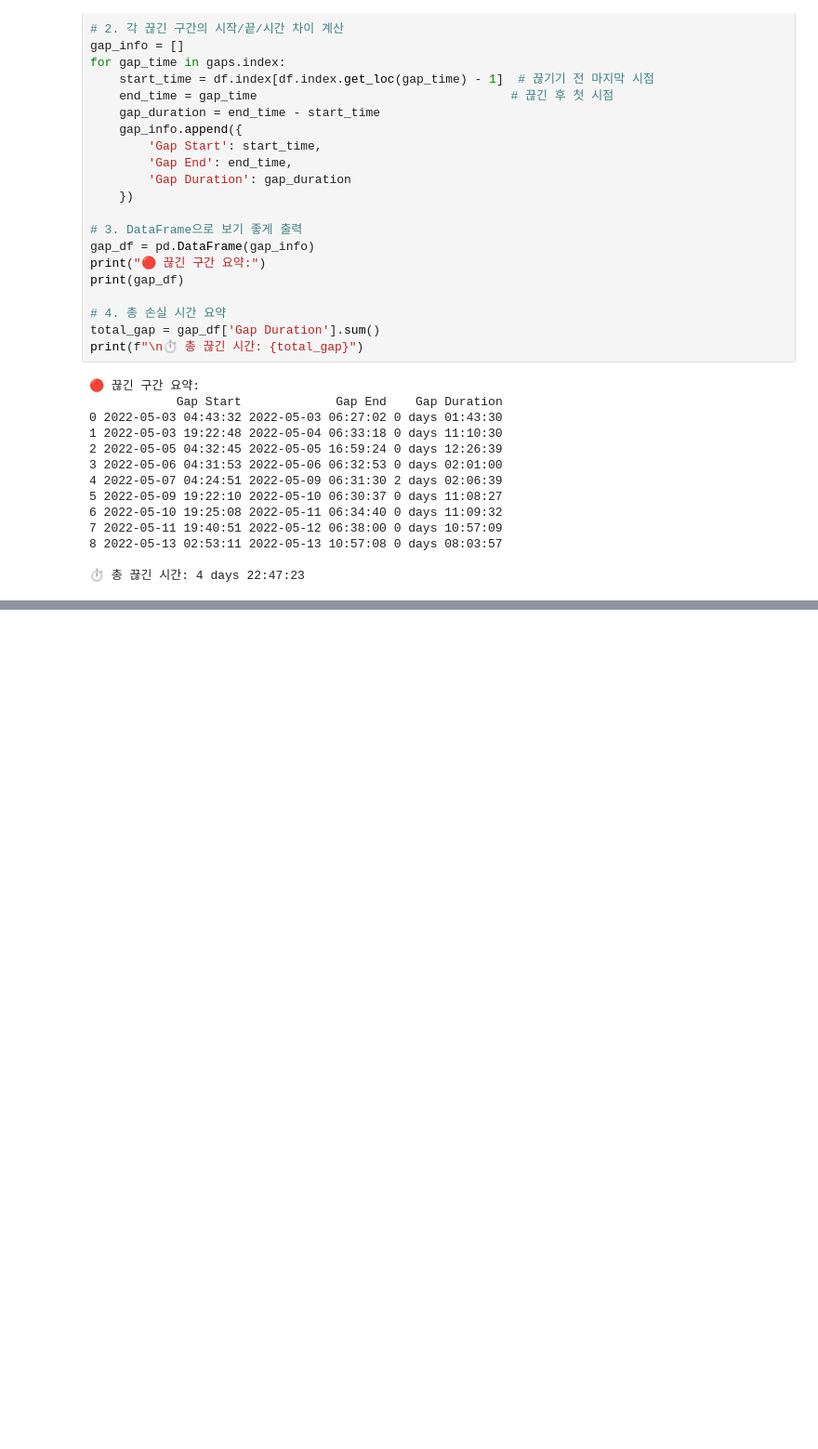
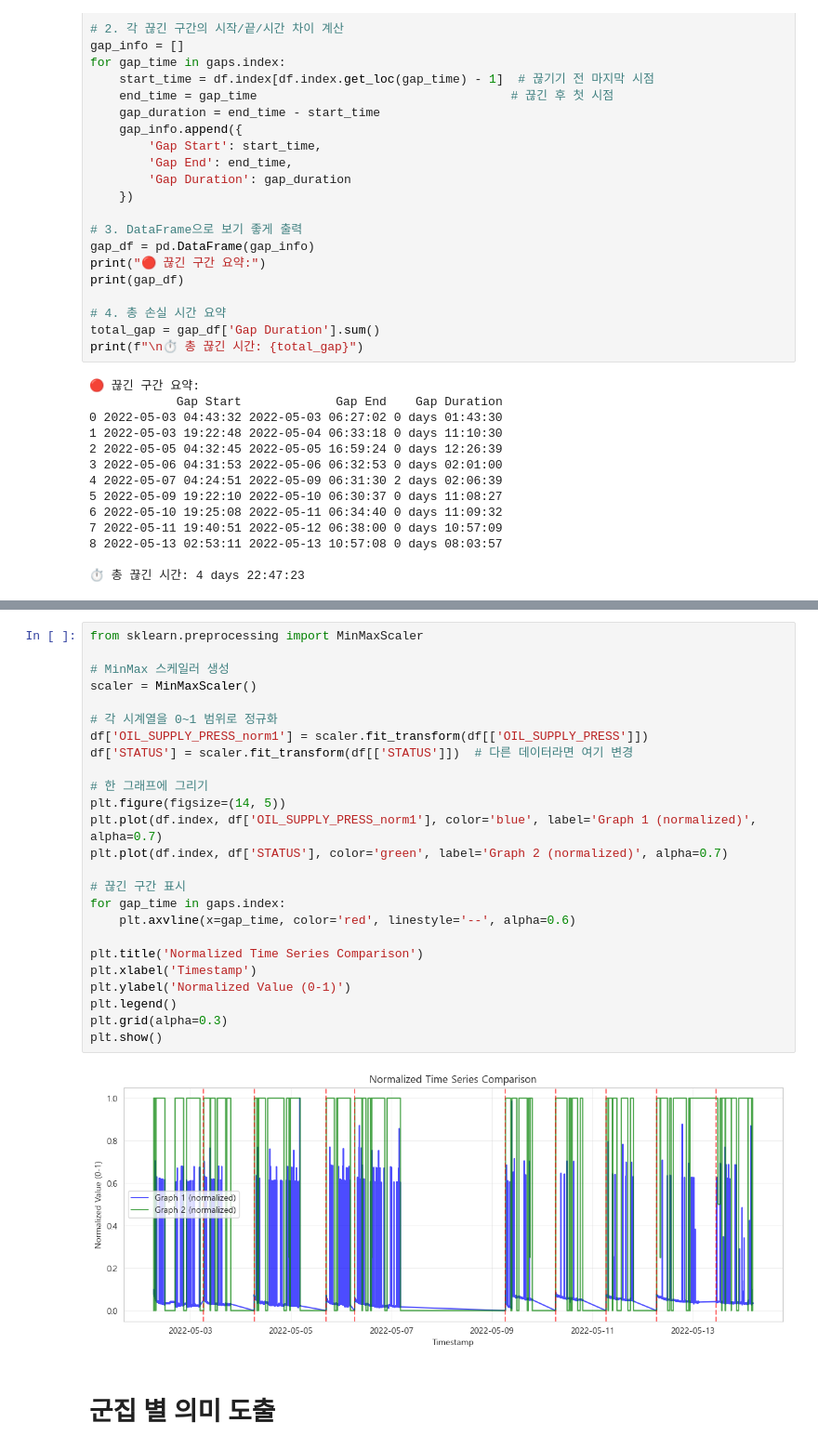
Before and after one commit to HDCLABS-NOVA/ai01-1st-1team-seokjuksun, a Jupyter notebook: code/CheckData.ipynb, the cells around one changed output, grey strips where cells are left out. Shown at 93% size. Cells and saved outputs as stored; diff of their text form; blank space fills up the shorter version.

```diff
--- a/code/CheckData.ipynb
+++ b/code/CheckData.ipynb
@@ -154,0 +241,29 @@ plt.show()
+# %%
+from sklearn.preprocessing import MinMaxScaler
+
+# MinMax 스케일러 생성
+scaler = MinMaxScaler()
+
+# 각 시계열을 0~1 범위로 정규화
+df['OIL_SUPPLY_PRESS_norm1'] = scaler.fit_transform(df[['OIL_SUPPLY_PRESS']])
+df['STATUS'] = scaler.fit_transform(df[['STATUS']])  # 다른 데이터라면 여기 변경
+
+# 한 그래프에 그리기
+plt.figure(figsize=(14, 5))
+plt.plot(df.index, df['OIL_SUPPLY_PRESS_norm1'], color='blue', label='Graph 1 (normalized)', alpha=0.7)
+plt.plot(df.index, df['STATUS'], color='green', label='Graph 2 (normalized)', alpha=0.7)
+
+# 끊긴 구간 표시
+for gap_time in gaps.index:
+    plt.axvline(x=gap_time, color='red', linestyle='--', alpha=0.6)
+
+plt.title('Normalized Time Series Comparison')
+plt.xlabel('Timestamp')
+plt.ylabel('Normalized Value (0-1)')
+plt.legend()
+plt.grid(alpha=0.3)
+plt.show()
+# %% [output]
+[figure, added]
+# %% [markdown]
+# 군집 별 의미 도출
```
Also changed, not shown: parts of 13 cells of this notebook.
